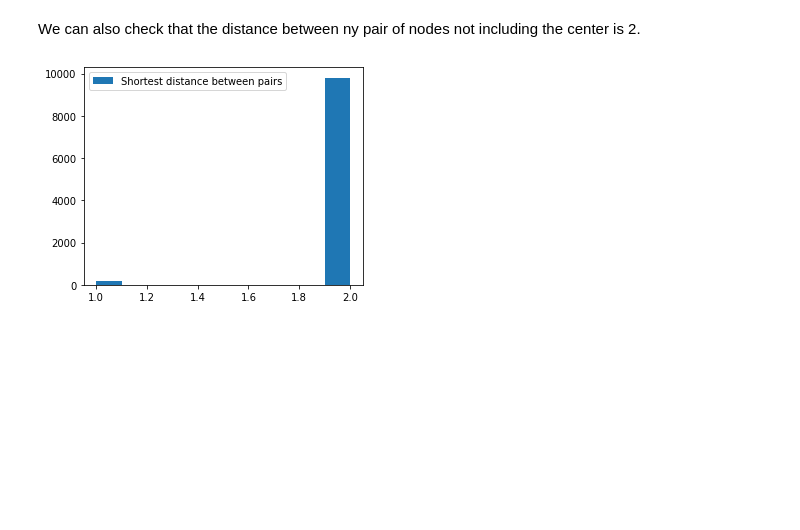
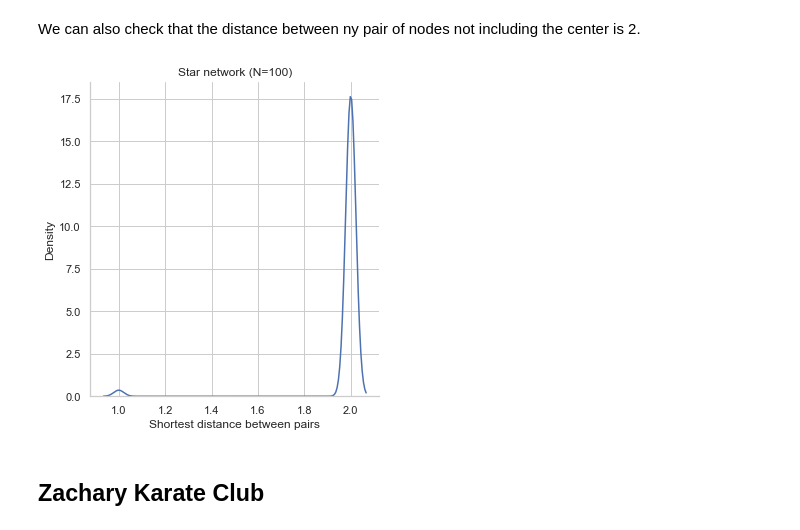
Before and after one commit to jadianes/pycomplexnet, a Jupyter notebook: notebooks/generators.ipynb, the cells around one changed output. Cells and saved outputs as stored; diff of their text form; code cells hidden in the pictures; blank space fills up the shorter version.

```diff
--- a/notebooks/generators.ipynb
+++ b/notebooks/generators.ipynb
@@ -5,6 +5,8 @@ from pycomplexnet import generators, network
 import itertools
 import numpy as np
 import matplotlib.pyplot as plt
+import seaborn as sns
+sns.set_style('whitegrid')
 import networkx as nx
 # %% [markdown]
 ## Random graphs
@@ -88,9 +92,13 @@ We can also check that the distance between ny pair of nodes not including the c
 # %%
 plt.rcParams['figure.figsize'] = (5,4)
 distances_to_center = [
     star_net.get_distance(i,j) for (i,j) in itertools.product(range(0,N_NODES),range(0,N_NODES))
 ]
-plt.hist(distances_to_center, label='Shortest distance between pairs')
-plt.legend();
+g = sns.displot(
+    distances_to_center, kind='kde')
+g.set(xlabel='Shortest distance between pairs',
+      title='Star network (N={})'.format(N_NODES));
 # %% [output]
-[figure, old version]
+[figure, new version]
+# %% [markdown]
+## Zachary Karate Club
```
Also changed, not shown: parts of 12 cells of this notebook, 5 other files.
